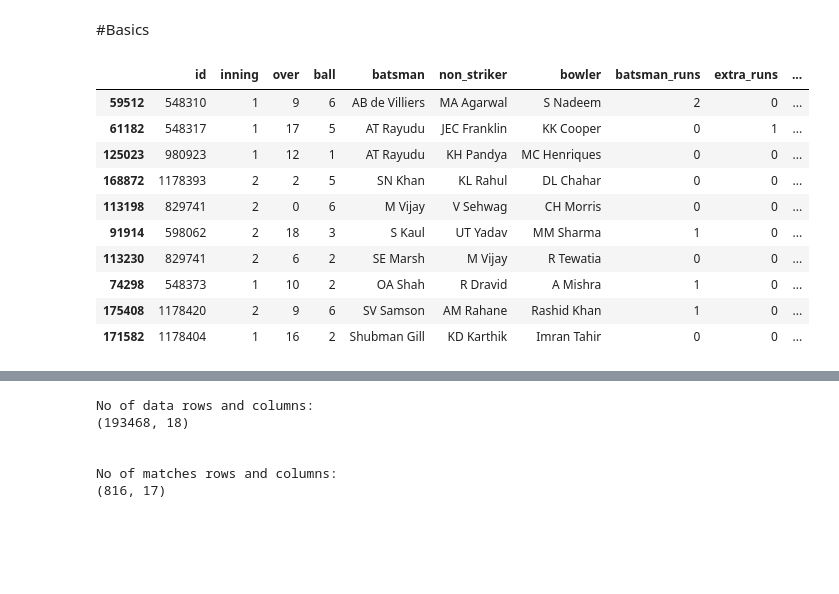
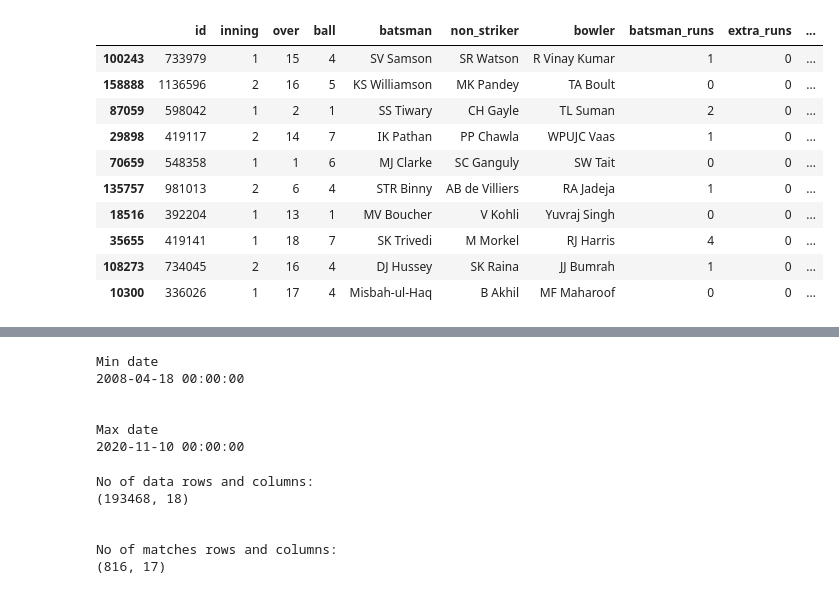
Before and after one commit to Nymisha-ruby/Experiments, a Jupyter notebook: ipl.ipynb, the cells around one changed output, grey strips where cells are left out. Drawn from its saved outputs; the diff is of its cells as text; code cells hidden in the pictures; blank space fills up the shorter version.

```diff
--- a/ipl.ipynb
+++ b/ipl.ipynb
@@ -1,7 +1,5 @@
 # %% [markdown]
 <a href="https://colab.research.google.com/github/Nymisha-ruby/Experiments/blob/main/ipl.ipynb" target="_parent"><img src="https://colab.research.google.com/assets/colab-badge.svg" alt="Open In Colab"/></a>
-# %% [markdown]
-#Basics
 # %%
 # Importing the basic libraries
 import numpy as np
@@ -9,22 +12,22 @@ import pandas as pd
 # %%
-# loading the data
-data = pd.read_excel('/content/drive/MyDrive/Book1.xlsx')
+# Loading the data
+balls = pd.read_excel('/content/drive/MyDrive/Book1.xlsx')
 matches = pd.read_excel('/content/drive/MyDrive/Book2.xlsx')
 # %%
 # 10 random rows from the dataset
-data.sample(10)
+balls.sample(10)
 # %% [output]
 |  | id | inning | over | ball | batsman | non_striker | bowler | batsman_runs | extra_runs | ... |
-| 59512 | 548310 | 1 | 9 | 6 | AB de Villiers | MA Agarwal | S Nadeem | 2 | 0 | ... |
-| 61182 | 548317 | 1 | 17 | 5 | AT Rayudu | JEC Franklin | KK Cooper | 0 | 1 | ... |
-| 125023 | 980923 | 1 | 12 | 1 | AT Rayudu | KH Pandya | MC Henriques | 0 | 0 | ... |
-| 168872 | 1178393 | 2 | 2 | 5 | SN Khan | KL Rahul | DL Chahar | 0 | 0 | ... |
-| 113198 | 829741 | 2 | 0 | 6 | M Vijay | V Sehwag | CH Morris | 0 | 0 | ... |
-| 91914 | 598062 | 2 | 18 | 3 | S Kaul | UT Yadav | MM Sharma | 1 | 0 | ... |
-| 113230 | 829741 | 2 | 6 | 2 | SE Marsh | M Vijay | R Tewatia | 0 | 0 | ... |
-| 74298 | 548373 | 1 | 10 | 2 | OA Shah | R Dravid | A Mishra | 1 | 0 | ... |
-| 175408 | 1178420 | 2 | 9 | 6 | SV Samson | AM Rahane | Rashid Khan | 1 | 0 | ... |
-| 171582 | 1178404 | 1 | 16 | 2 | Shubman Gill | KD Karthik | Imran Tahir | 0 | 0 | ... |
+| 100243 | 733979 | 1 | 15 | 4 | SV Samson | SR Watson | R Vinay Kumar | 1 | 0 | ... |
+| 158888 | 1136596 | 2 | 16 | 5 | KS Williamson | MK Pandey | TA Boult | 0 | 0 | ... |
+| 87059 | 598042 | 1 | 2 | 1 | SS Tiwary | CH Gayle | TL Suman | 2 | 0 | ... |
+| 29898 | 419117 | 2 | 14 | 7 | IK Pathan | PP Chawla | WPUJC Vaas | 1 | 0 | ... |
+| 70659 | 548358 | 1 | 1 | 6 | MJ Clarke | SC Ganguly | SW Tait | 0 | 0 | ... |
+| 135757 | 981013 | 2 | 6 | 4 | STR Binny | AB de Villiers | RA Jadeja | 1 | 0 | ... |
+| 18516 | 392204 | 1 | 13 | 1 | MV Boucher | V Kohli | Yuvraj Singh | 0 | 0 | ... |
+| 35655 | 419141 | 1 | 18 | 7 | SK Trivedi | M Morkel | RJ Harris | 4 | 0 | ... |
+| 108273 | 734045 | 2 | 16 | 4 | DJ Hussey | SK Raina | JJ Bumrah | 1 | 0 | ... |
+| 10300 | 336026 | 1 | 17 | 4 | Misbah-ul-Haq | B Akhil | MF Maharoof | 0 | 0 | ... |
 # %%
 matches.sample(10)
 # %% [output]
@@ -39,6 +42,21 @@ matches.sample(10)
 | 565 | 980997 | Visakhapatnam | 2016-05-17 | AB Dinda | Dr. Y.S. Rajasekhara Reddy ACA-VD... | 0 | Rising Pune Supergiants | Delhi Daredevils | Rising Pune Supergiants | ... |
 | 201 | 501225 | Jaipur | 2011-04-24 | SK Warne | Sawai Mansingh Stadium | 0 | Rajasthan Royals | Kochi Tuskers Kerala | Rajasthan Royals | ... |
 | 235 | 501259 | Mumbai | 2011-05-16 | A Mishra | Dr DY Patil Sports Academy | 0 | Pune Warriors | Deccan Chargers | Deccan Chargers | ... |
+# %%
+print('Min date')
+print(matches['date'].min())
+
+print('\n')
+
+print('Max date')
+print(matches['date'].max())
+# %% [output]
+Min date
+2008-04-18 00:00:00
+
+
+Max date
+2020-11-10 00:00:00
 # %%
 # Checking no of rows and columns
 print('No of data rows and columns:')
```
Also changed, not shown: parts of 79 cells of this notebook.
